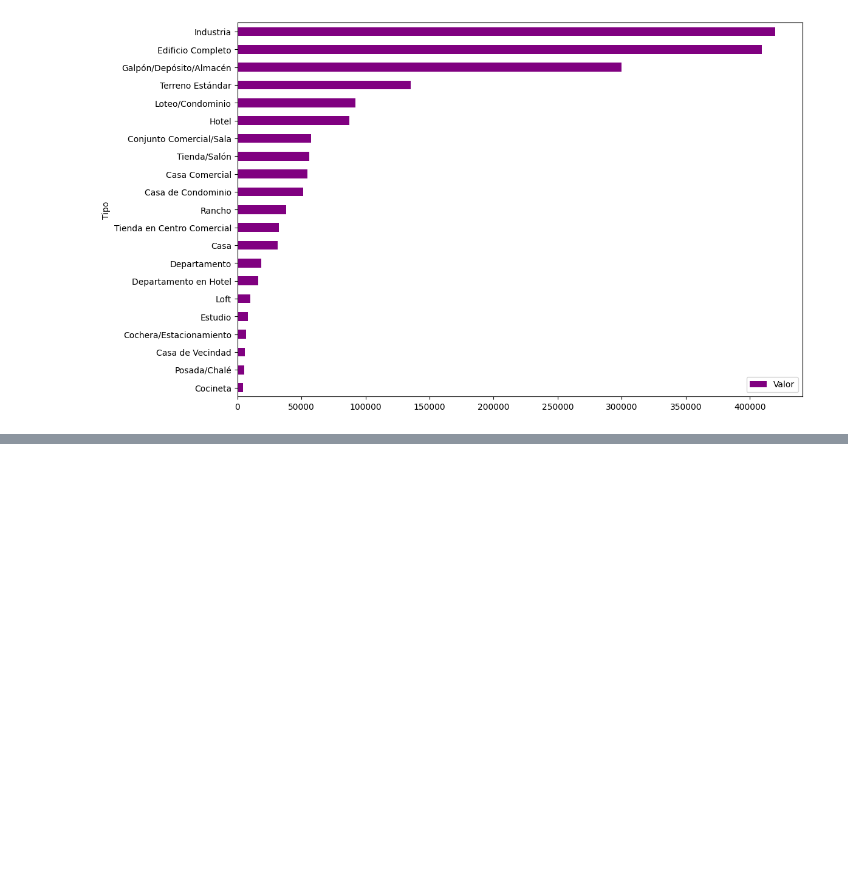
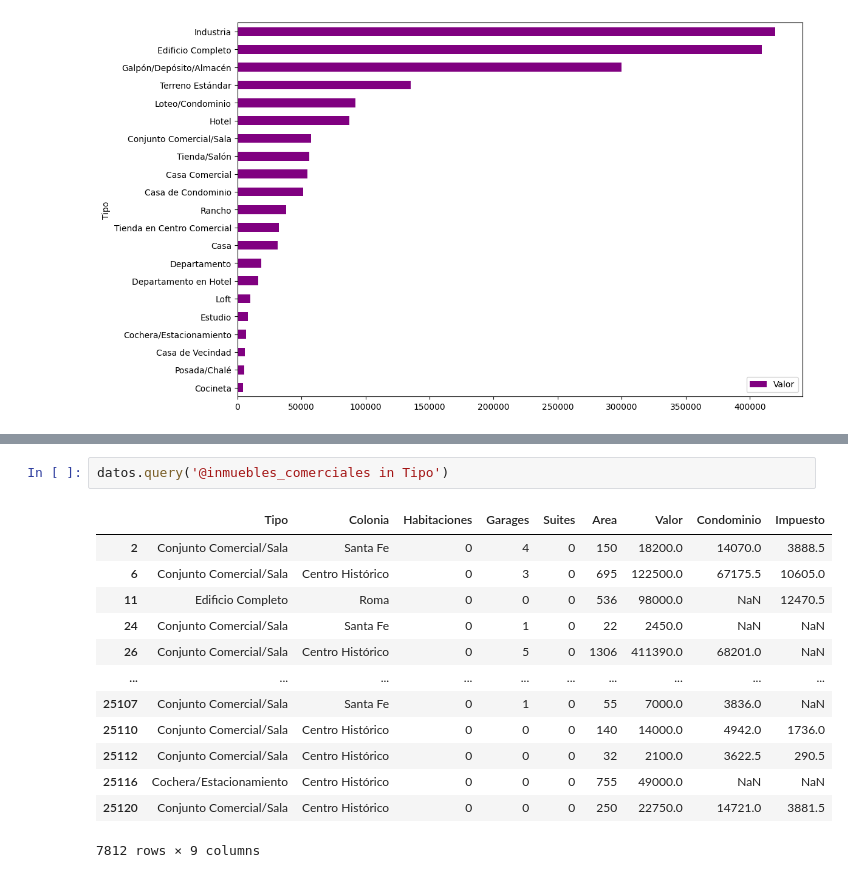
Before and after one commit to gonzalezgodoywilliam-pixel/DATA_Panda, a Jupyter notebook: inmuebles_cdmx_ALURA.ipynb, the cells around one changed output, grey strips where cells are left out. Saved outputs shown, nothing was run; the diff lists cells and outputs as text; blank space fills up the shorter version.

```diff
--- a/inmuebles_cdmx_ALURA.ipynb
+++ b/inmuebles_cdmx_ALURA.ipynb
@@ -292,0 +272,16 @@ df.groupby(['Animal', 'Color'])[['Cantidad']].sum()
+# %%
+datos.query('@inmuebles_comerciales in Tipo')
+# %% [output]
+|  | Tipo | Colonia | Habitaciones | Garages | Suites | Area | Valor | Condominio | Impuesto |
+| 2 | Conjunto Comercial/Sala | Santa Fe | 0 | 4 | 0 | 150 | 18200.0 | 14070.0 | 3888.5 |
+| 6 | Conjunto Comercial/Sala | Centro Histórico | 0 | 3 | 0 | 695 | 122500.0 | 67175.5 | 10605.0 |
+| 11 | Edificio Completo | Roma | 0 | 0 | 0 | 536 | 98000.0 | NaN | 12470.5 |
+| 24 | Conjunto Comercial/Sala | Santa Fe | 0 | 1 | 0 | 22 | 2450.0 | NaN | NaN |
+| 26 | Conjunto Comercial/Sala | Centro Histórico | 0 | 5 | 0 | 1306 | 411390.0 | 68201.0 | NaN |
+| ... | ... | ... | ... | ... | ... | ... | ... | ... | ... |
+| 25107 | Conjunto Comercial/Sala | Santa Fe | 0 | 1 | 0 | 55 | 7000.0 | 3836.0 | NaN |
+| 25110 | Conjunto Comercial/Sala | Centro Histórico | 0 | 0 | 0 | 140 | 14000.0 | 4942.0 | 1736.0 |
+| 25112 | Conjunto Comercial/Sala | Centro Histórico | 0 | 0 | 0 | 32 | 2100.0 | 3622.5 | 290.5 |
+| 25116 | Cochera/Estacionamiento | Centro Histórico | 0 | 0 | 0 | 755 | 49000.0 | NaN | NaN |
+| 25120 | Conjunto Comercial/Sala | Centro Histórico | 0 | 0 | 0 | 250 | 22750.0 | 14721.0 | 3881.5 |
+7812 rows × 9 columns
```
Also changed, not shown: parts of 25 cells of this notebook.
